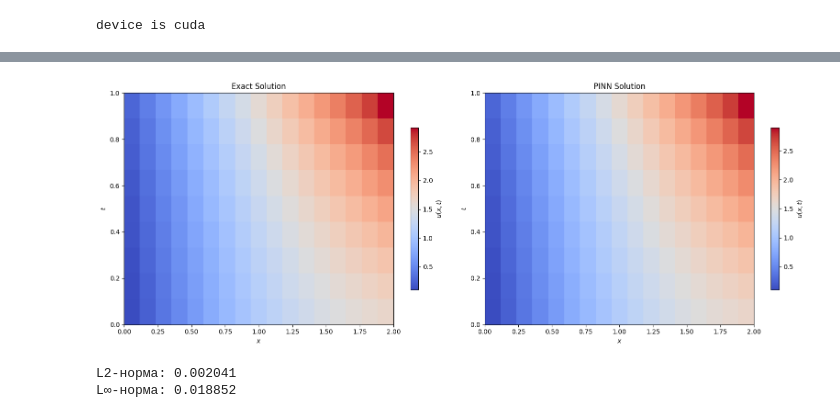
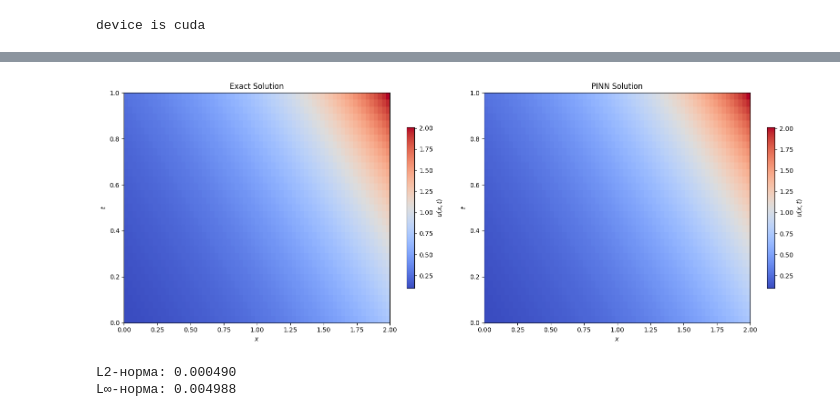
Before and after one commit to Egoriy286/PINN-2D-Diffusion-Equation, a Jupyter notebook: PINN diffusion.ipynb, the cells around one changed output, grey strips where cells are left out. Cells and saved outputs as stored; diff of their text form; code cells hidden in the pictures.

```diff
--- a/PINN diffusion.ipynb
+++ b/PINN diffusion.ipynb
@@ -19,8 +19,8 @@ linf_norm_list = []
 # Параметры задачи
 l = 2          # Длина стержня
 T = 1          # Конечное время
-n = 16         # Количество узлов длины стержня
-m = 8         # Количество узлов времени T
+n = 64         # Количество узлов длины стержня
+m = 32         # Количество узлов времени T
 h = l / n      # Шаг сетки по l
 tau = T / m    # Шаг сетки по T
 
@@ -31,7 +31,7 @@ a = 1          # Коэффициент a
 # Начальные и граничные условия
 def InitialCondition(x):
     # Начальное условие: u(x, t=0)
-    return C * np.e ** (x) + np.sin(x)
+    return C * np.e ** (x)
 
 def BoundaryLeftCondition(t):
     # Левое граничное условие: u(x=0, t)
@@ -39,11 +39,11 @@ def BoundaryLeftCondition(t):
 
 def BoundaryRightCondition(t):
     # Правое граничное условие: u(x=l, t)
-    return C * np.e ** (l + (a * a) * t) + np.sin(l)
+    return C * np.e ** (l + (a * a) * t)
 
 def func(x):
     # Правая часть уравнения, в данном случае равна sin(x)
-    return torch.sin(x)
+    return 0.0
 
 def pde(x, t, net):
     # Определение уравнения в частных производных
@@ -192,9 +199,10 @@ plt.show()
 # %%
 import matplotlib.pyplot as plt
 
+net = net.cpu()
 # Точное решение
 def exact(x, t):
-    return C * np.e ** (x + a**2 * t) + np.sin(x)
+    return C * np.e ** (x + a**2 * t)
 
 x=np.linspace(0, l, n+1)
 t=np.linspace(0, T, m+1)
@@ -211,53 +219,51 @@ ms_u = u.reshape(ms_x.shape)
 x=np.linspace(0, l, n+1)
 t=np.linspace(0, T, m+1)
 ms_x, ms_t = np.meshgrid(x, t)
 
 x = np.ravel(ms_x).reshape(-1,1)
 t = np.ravel(ms_t).reshape(-1,1)
 
-pt_x = Variable(torch.from_numpy(x).float(), requires_grad=True).to(device)
-pt_t = Variable(torch.from_numpy(t).float(), requires_grad=True).to(device)
+pt_x = Variable(torch.from_numpy(x).float(), requires_grad=True)
+pt_t = Variable(torch.from_numpy(t).float(), requires_grad=True)
 pt_y = net(pt_x, pt_t)
-y = pt_y.data.cpu().numpy()
+y = pt_y.data
 ms_y = y.reshape(ms_x.shape)
 
 
 
 # Точное решение
 fig, axes = plt.subplots(1, 2, figsize=(16, 6))
 axes[0].set_title("Exact Solution")
 im1 = axes[0].imshow(ms_u, extent=[0, l, 0, T], origin='lower', aspect='auto', cmap='coolwarm')
 axes[0].set_xlabel(r"$x$")
 axes[0].set_ylabel(r"$t$")
 fig.colorbar(im1, ax=axes[0], shrink=0.7, label=r"$u(x, t)$")
 
 # Приближенное решение
 axes[1].set_title("PINN Solution")
 im2 = axes[1].imshow(ms_y, extent=[0, l, 0, T], origin='lower', aspect='auto', cmap='coolwarm')
 axes[1].set_xlabel(r"$x$")
 axes[1].set_ylabel(r"$t$")
 fig.colorbar(im2, ax=axes[1], shrink=0.7, label=r"$u(x, t)$")
 
 plt.tight_layout()
 plt.show()
 # %% [output]
-[figure, old version]
+[figure, new version]
 # %%
 import numpy as np
 
 # Вычисляем точное решение
 u_exact = ms_u.ravel()  # Точное решение (плоский массив)
-u_pred = ms_y.ravel()   # Приближенное решение (плоский массив)
+u_pred = ms_y.numpy().ravel()   # Приближенное решение (плоский массив)
 
 # L2-норма
 l2_norm = np.sqrt(np.mean((u_exact - u_pred) ** 2))
-l2_norm_list.append([n, m , l2_norm])
 # L∞-норма
 linf_norm = np.max(np.abs(u_exact - u_pred))
-linf_norm_list.append([n, m , linf_norm])
 
 print(f"L2-норма: {l2_norm:.6f}")
 print(f"L∞-норма: {linf_norm:.6f}")
 # %% [output]
-L2-норма: 0.002041
-L∞-норма: 0.018852
+L2-норма: 0.000490
+L∞-норма: 0.004988
```
Also changed, not shown: parts of 3 cells of this notebook, 8 other files.
